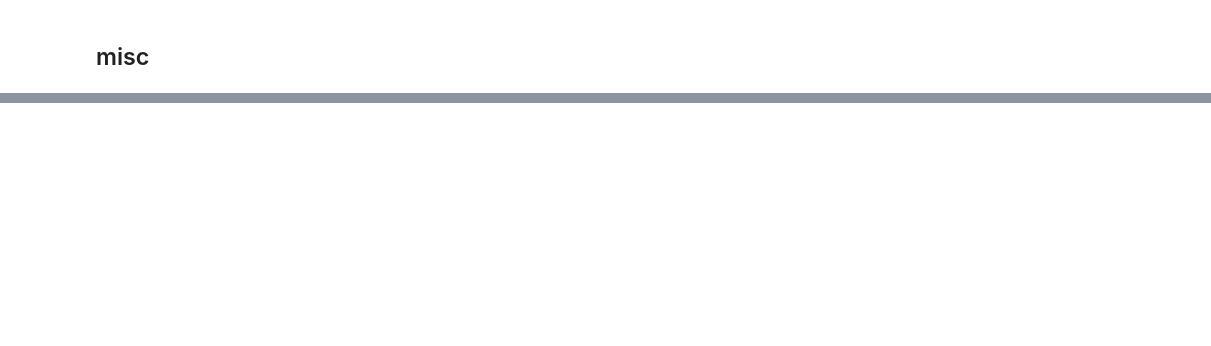
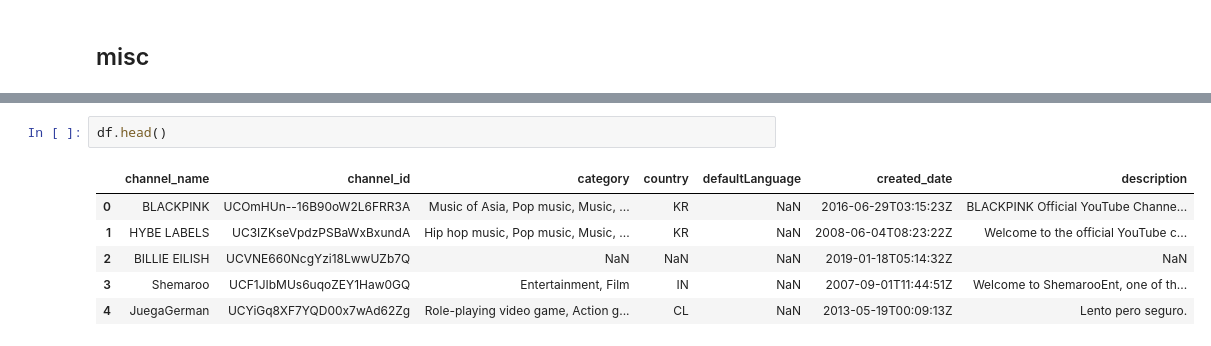
Before and after one commit to ricd99/ytrec, a Jupyter notebook: notebooks/yt_data.ipynb, the cells around one changed output, grey strips where cells are left out. Drawn from its saved outputs; the diff is of its cells as text; blank space fills up the shorter version.

```diff
--- a/notebooks/yt_data.ipynb
+++ b/notebooks/yt_data.ipynb
@@ -244,2 +304,11 @@ print(json.dumps(channel_data, indent=2))
   ]
 }
+# %%
+df.head()
+# %% [output]
+|  | channel_name | channel_id | category | country | defaultLanguage | created_date | description |
+| 0 | BLACKPINK | UCOmHUn--16B90oW2L6FRR3A | Music of Asia, Pop music, Music, ... | KR | NaN | 2016-06-29T03:15:23Z | BLACKPINK Official YouTube Channe... |
+| 1 | HYBE LABELS | UC3IZKseVpdzPSBaWxBxundA | Hip hop music, Pop music, Music, ... | KR | NaN | 2008-06-04T08:23:22Z | Welcome to the official YouTube c... |
+| 2 | BILLIE EILISH | UCVNE660NcgYzi18LwwUZb7Q | NaN | NaN | NaN | 2019-01-18T05:14:32Z | NaN |
+| 3 | Shemaroo | UCF1JIbMUs6uqoZEY1Haw0GQ | Entertainment, Film | IN | NaN | 2007-09-01T11:44:51Z | Welcome to ShemarooEnt, one of th... |
+| 4 | JuegaGerman | UCYiGq8XF7YQD00x7wAd62Zg | Role-playing video game, Action g... | CL | NaN | 2013-05-19T00:09:13Z | Lento pero seguro. |
```
Also changed, not shown: parts of 14 cells of this notebook.
